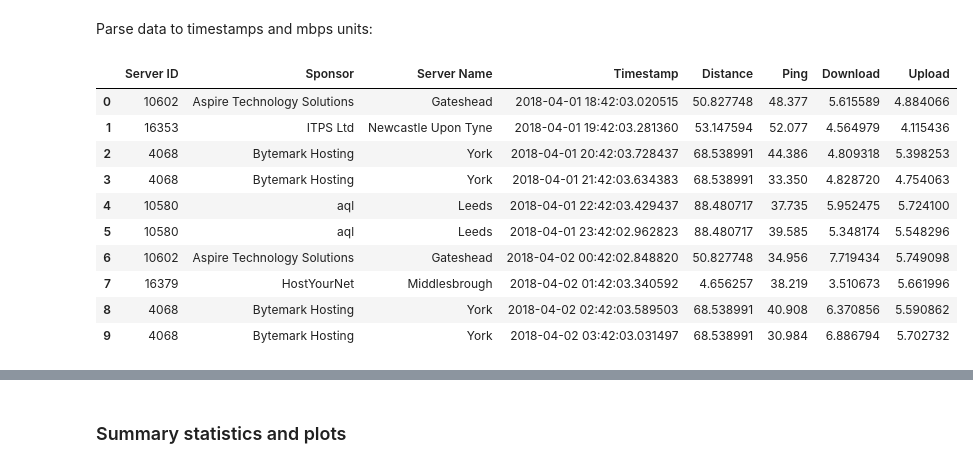
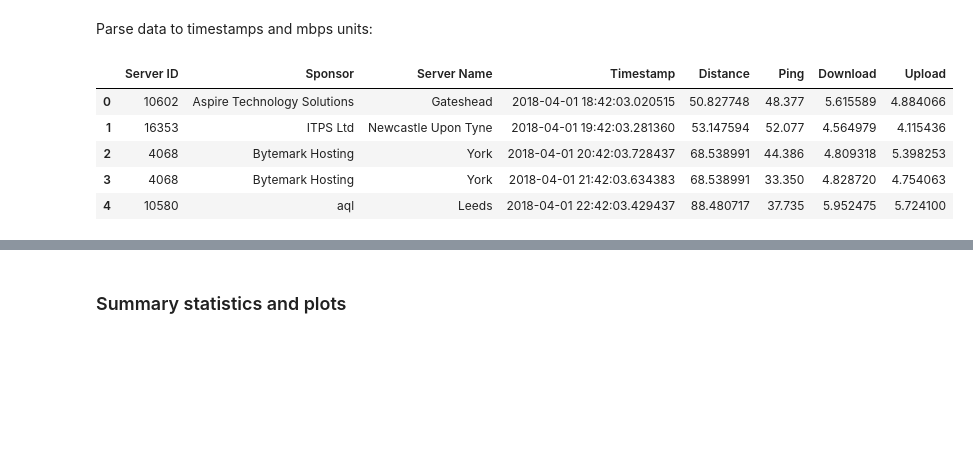
Before and after one commit to amadeuspzs/broadband-monitor, a Jupyter notebook: Analysis.ipynb, the cells around one changed output, grey strips where cells are left out. Drawn from its saved outputs; the diff is of its cells as text; code cells hidden in the pictures; blank space fills up the shorter version.

```diff
--- a/Analysis.ipynb
+++ b/Analysis.ipynb
@@ -32,20 +27,15 @@ Parse data to timestamps and mbps units:
 # %%
 bandwidth.Timestamp = pd.to_datetime(bandwidth.Timestamp)
 bandwidth.Download = bandwidth.Download/(1024*1024)
 bandwidth.Upload = bandwidth.Upload/(1024*1024)
-bandwidth.head(10)
+bandwidth.head(5)
 # %% [output]
 |  | Server ID | Sponsor | Server Name | Timestamp | Distance | Ping | Download | Upload |
 | 0 | 10602 | Aspire Technology Solutions | Gateshead | 2018-04-01 18:42:03.020515 | 50.827748 | 48.377 | 5.615589 | 4.884066 |
 | 1 | 16353 | ITPS Ltd | Newcastle Upon Tyne | 2018-04-01 19:42:03.281360 | 53.147594 | 52.077 | 4.564979 | 4.115436 |
 | 2 | 4068 | Bytemark Hosting | York | 2018-04-01 20:42:03.728437 | 68.538991 | 44.386 | 4.809318 | 5.398253 |
 | 3 | 4068 | Bytemark Hosting | York | 2018-04-01 21:42:03.634383 | 68.538991 | 33.350 | 4.828720 | 4.754063 |
 | 4 | 10580 | aql | Leeds | 2018-04-01 22:42:03.429437 | 88.480717 | 37.735 | 5.952475 | 5.724100 |
-| 5 | 10580 | aql | Leeds | 2018-04-01 23:42:02.962823 | 88.480717 | 39.585 | 5.348174 | 5.548296 |
-| 6 | 10602 | Aspire Technology Solutions | Gateshead | 2018-04-02 00:42:02.848820 | 50.827748 | 34.956 | 7.719434 | 5.749098 |
-| 7 | 16379 | HostYourNet | Middlesbrough | 2018-04-02 01:42:03.340592 | 4.656257 | 38.219 | 3.510673 | 5.661996 |
-| 8 | 4068 | Bytemark Hosting | York | 2018-04-02 02:42:03.589503 | 68.538991 | 40.908 | 6.370856 | 5.590862 |
-| 9 | 4068 | Bytemark Hosting | York | 2018-04-02 03:42:03.031497 | 68.538991 | 30.984 | 6.886794 | 5.702732 |
 # %%
 axes = bandwidth[['Timestamp','Download','Upload','Ping']].plot(x='Timestamp',subplots=True)
 # %% [output]
```
Also changed, not shown: parts of 8 cells of this notebook, 2 other files.
